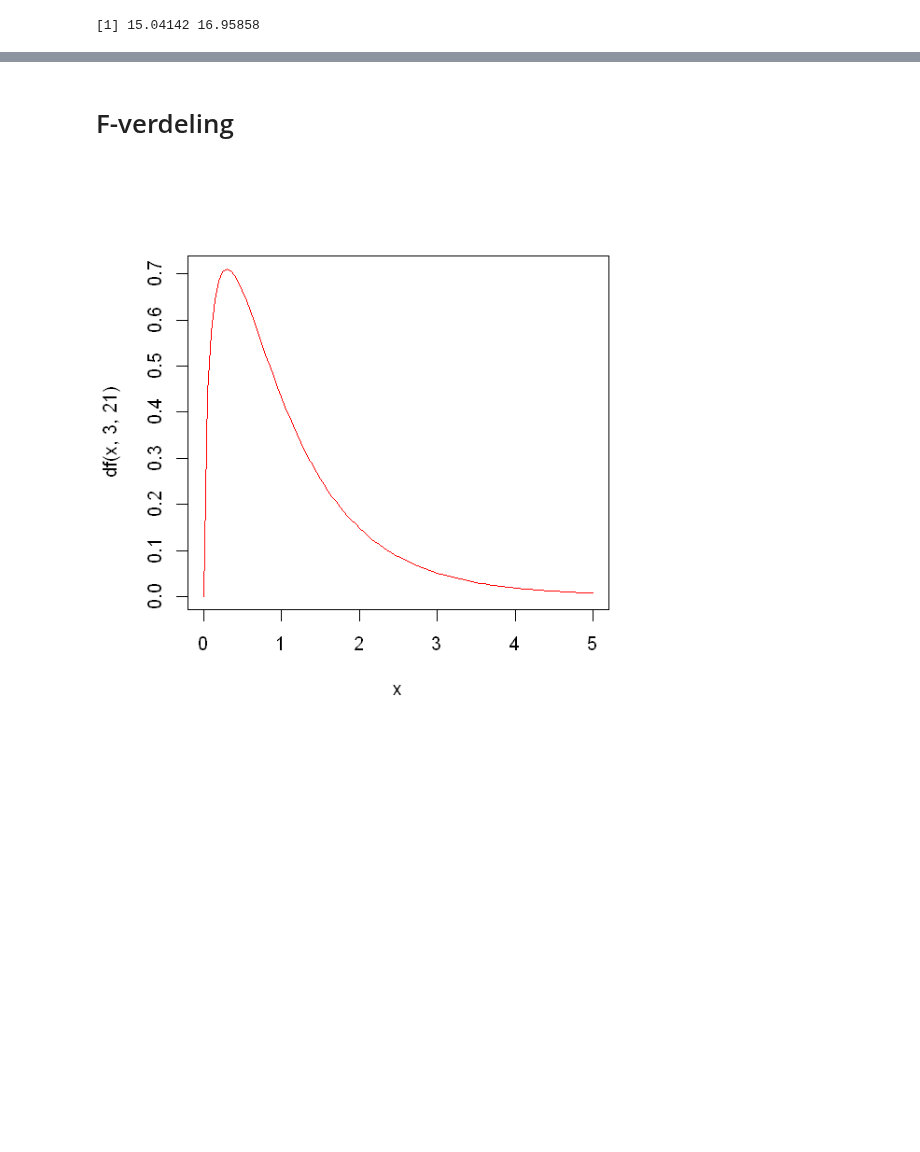
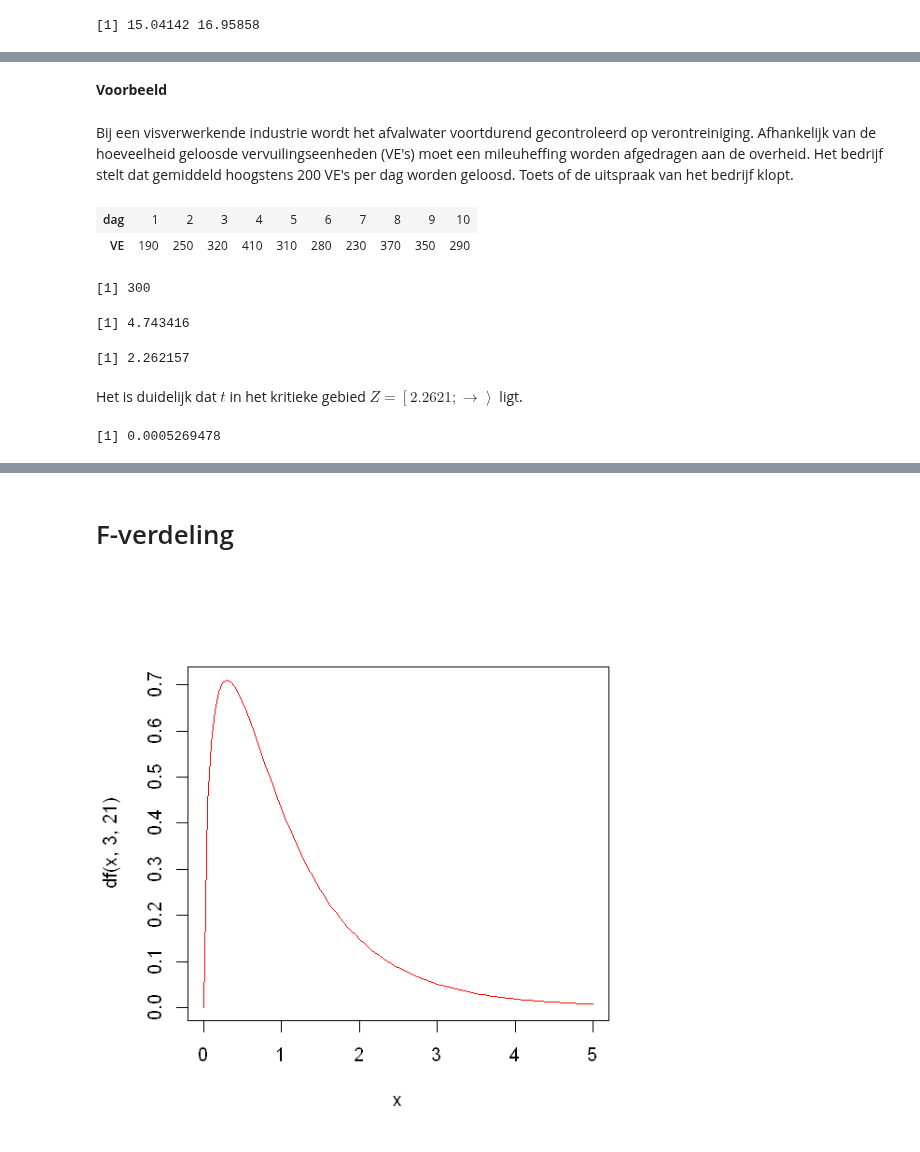
Before and after one commit to darkeclipz/jupyter-notebooks, a Jupyter notebook: Applied Math/Y2S3/Statistiek en onderzoek.ipynb, the cells around one changed output, grey strips where cells are left out. Saved outputs shown, nothing was run; the diff lists cells and outputs as text; code cells hidden in the pictures; blank space fills up the shorter version.

```diff
--- a/Applied Math/Y2S3/Statistiek en onderzoek.ipynb
+++ b/Applied Math/Y2S3/Statistiek en onderzoek.ipynb
@@ -171,0 +269,32 @@ interval
+# %% [markdown]
+**Voorbeeld**
+# %% [markdown]
+Bij een visverwerkende industrie wordt het afvalwater voortdurend gecontroleerd op verontreiniging. Afhankelijk van de hoeveelheid geloosde vervuilingseenheden (VE's) moet een mileuheffing worden afgedragen aan de overheid. Het bedrijf stelt dat gemiddeld hoogstens 200 VE's per dag worden geloosd. Toets of de uitspraak van het bedrijf klopt.
+# %%
+dag = 1:10
+VE = c(190, 250, 320, 410, 310, 280, 230, 370, 350, 290)
+n = length(VE)
+df = t(data.frame(dag, VE))
+df
+# %% [output]
+| dag | 1 | 2 | 3 | 4 | 5 | 6 | 7 | 8 | 9 | 10 |
+| VE | 190 | 250 | 320 | 410 | 310 | 280 | 230 | 370 | 350 | 290 |
+# %%
+mean(VE)
+# %% [output]
+[1] 300
+# %%
+t = (mean(VE) - 200) / (sd(VE) / sqrt(n))
+t
+# %% [output]
+[1] 4.743416
+# %%
+qt(0.975, 9)
+# %% [output]
+[1] 2.262157
+# %% [markdown]
+Het is duidelijk dat $t$ in het kritieke gebied $Z = \left[2.2621; \rightarrow\right>$ ligt.
+# %%
+1 - pt(4.7434, 9)
+# %% [output]
+[1] 0.0005269478
```
Also changed, not shown: parts of 32 cells of this notebook.
